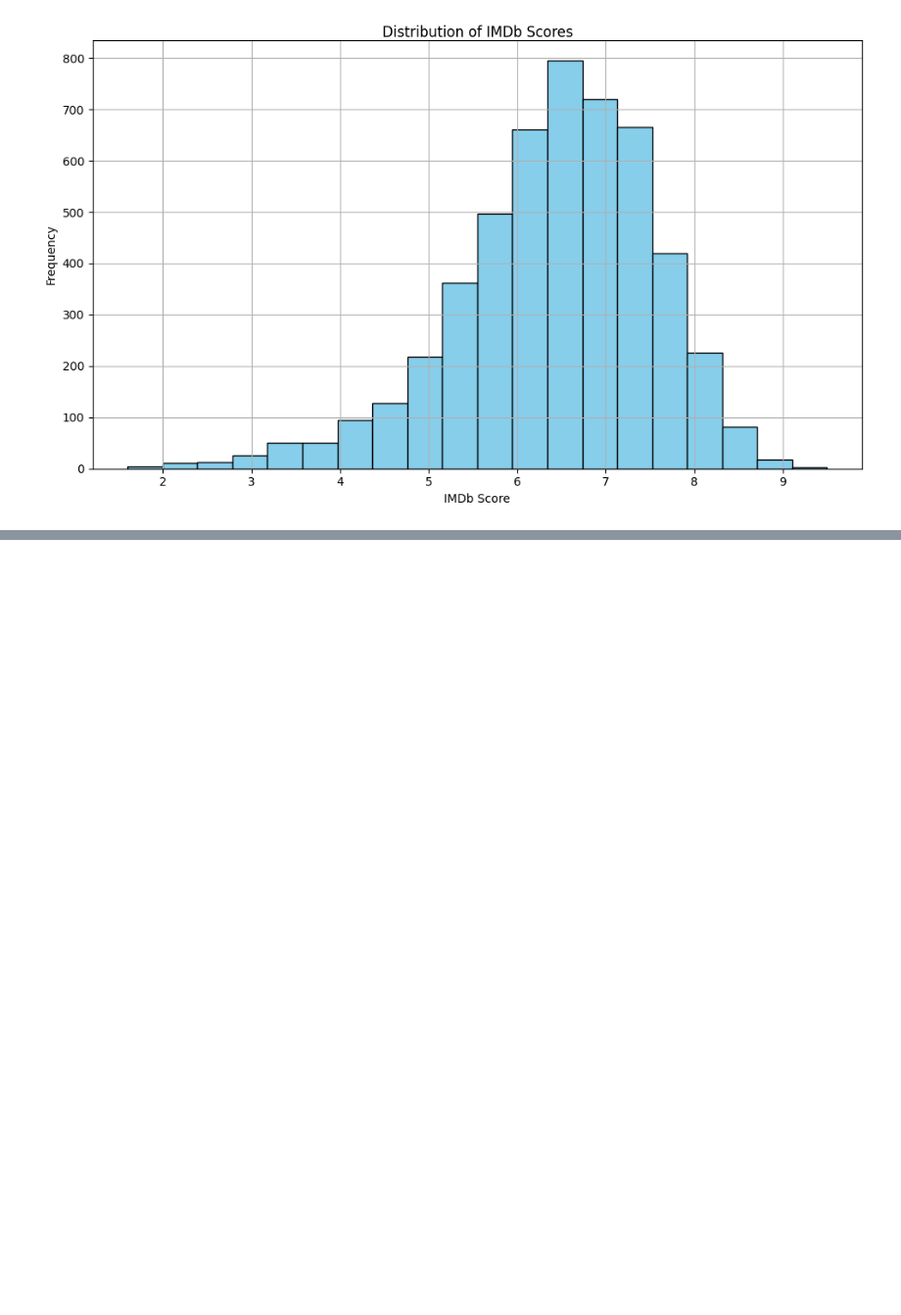
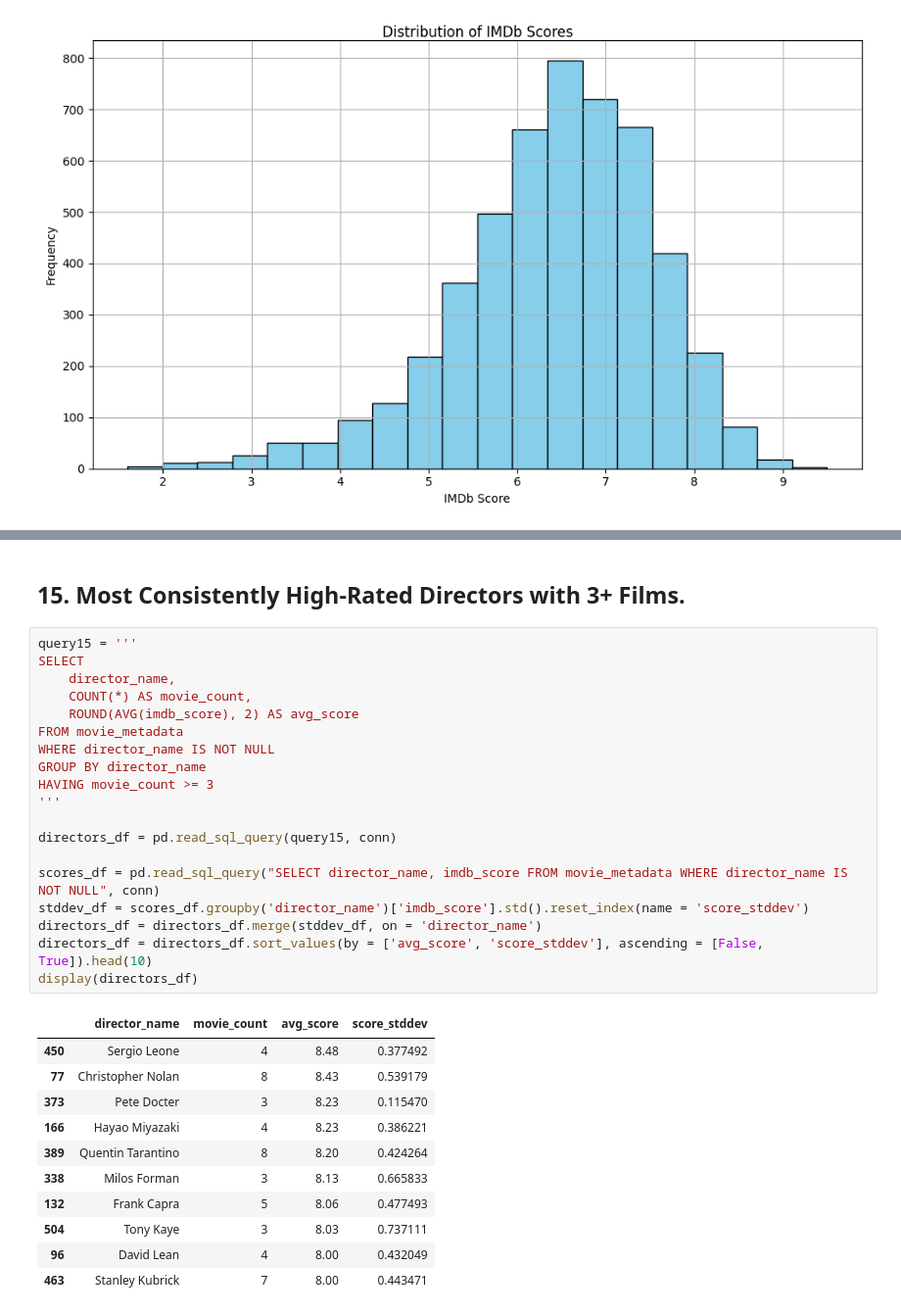
Before and after one commit to HCBrooks-lab/Movie-Project, a Jupyter notebook: Movie_Analysis.ipynb, the cells around one changed output, grey strips where cells are left out. Shown at 98% size. Drawn from its saved outputs; the diff is of its cells as text; blank space fills up the shorter version.

```diff
--- a/Movie_Analysis.ipynb
+++ b/Movie_Analysis.ipynb
@@ -583,0 +675,33 @@ plt.show()
+# %% [markdown]
+## 15. Most Consistently High-Rated Directors with 3+ Films.
+# %%
+query15 = '''
+SELECT
+    director_name,
+    COUNT(*) AS movie_count,
+    ROUND(AVG(imdb_score), 2) AS avg_score
+FROM movie_metadata
+WHERE director_name IS NOT NULL
+GROUP BY director_name
+HAVING movie_count >= 3
+'''
+
+directors_df = pd.read_sql_query(query15, conn)
+
+scores_df = pd.read_sql_query("SELECT director_name, imdb_score FROM movie_metadata WHERE director_name IS NOT NULL", conn)
+stddev_df = scores_df.groupby('director_name')['imdb_score'].std().reset_index(name = 'score_stddev')
+directors_df = directors_df.merge(stddev_df, on = 'director_name')
+directors_df = directors_df.sort_values(by = ['avg_score', 'score_stddev'], ascending = [False, True]).head(10)
+display(directors_df)
+# %% [output]
+|  | director_name | movie_count | avg_score | score_stddev |
+| 450 | Sergio Leone | 4 | 8.48 | 0.377492 |
+| 77 | Christopher Nolan | 8 | 8.43 | 0.539179 |
+| 373 | Pete Docter | 3 | 8.23 | 0.115470 |
+| 166 | Hayao Miyazaki | 4 | 8.23 | 0.386221 |
+| 389 | Quentin Tarantino | 8 | 8.20 | 0.424264 |
+| 338 | Milos Forman | 3 | 8.13 | 0.665833 |
+| 132 | Frank Capra | 5 | 8.06 | 0.477493 |
+| 504 | Tony Kaye | 3 | 8.03 | 0.737111 |
+| 96 | David Lean | 4 | 8.00 | 0.432049 |
+| 463 | Stanley Kubrick | 7 | 8.00 | 0.443471 |
```
Also changed, not shown: parts of 6 cells of this notebook.
